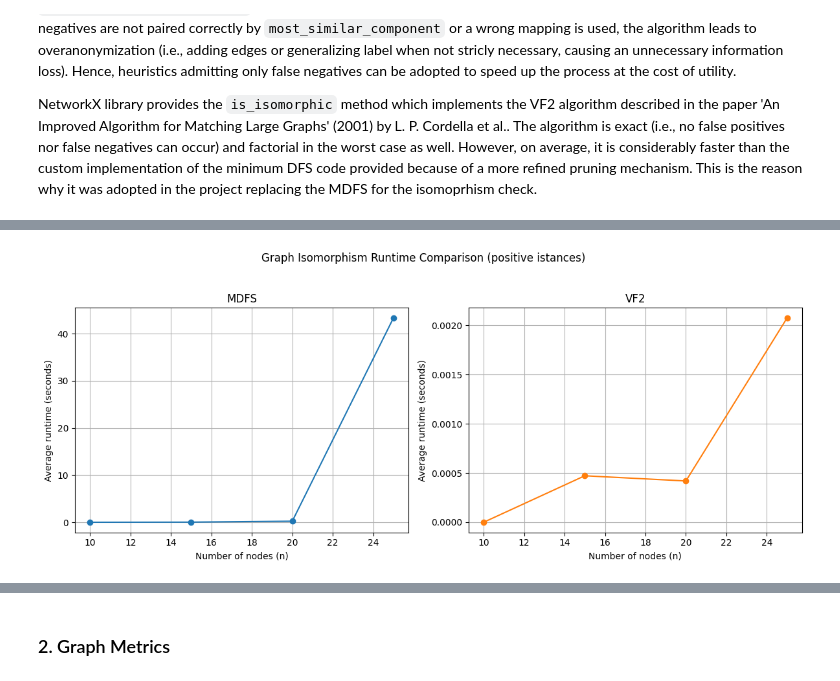
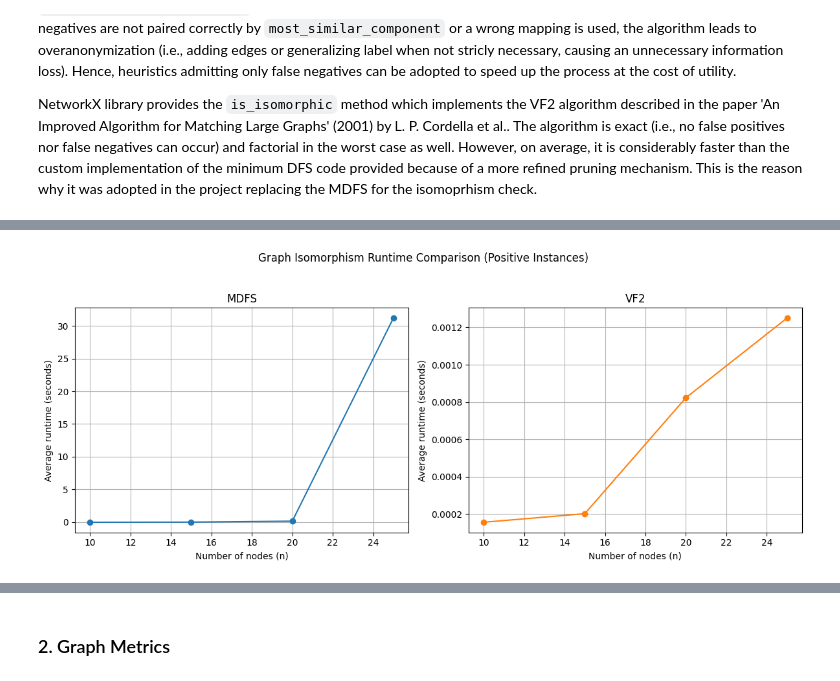
Before and after one commit to AzzurraSuffia/DPP, a Jupyter notebook: analysis.ipynb, the cells around one changed output, grey strips where cells are left out. Drawn from its saved outputs; the diff is of its cells as text; code cells hidden in the pictures.

```diff
--- a/analysis.ipynb
+++ b/analysis.ipynb
@@ -102,0 +14,9 @@ neg_MDFS_times, neg_vf2_times = negative_benchmark(ns, p, seed=42, trials=5)
+# %%
+from utils import positive_benchmark
+
+# Run the experiment
+ns = [10, 15, 20, 25]
+seeds = [42, 63, 99]
+p = 0.2
+
+pos_MDFS_times, pos_vf2_times = positive_benchmark(ns, p, seeds, trials=5)
@@ -102,0 +28,9 @@ neg_MDFS_times, neg_vf2_times = negative_benchmark(ns, p, seed=42, trials=5)
+# %%
+from utils import negative_benchmark
+
+# Run the experiment
+ns = [10, 15, 20, 25]
+seeds = [[42, 24], [63, 123], [99, 4]]
+p = 0.2
+
+neg_MDFS_times, neg_vf2_times = negative_benchmark(ns, p, seeds, trials=5)
@@ -103,44 +42,36 @@ neg_MDFS_times, neg_vf2_times = negative_benchmark(ns, p, seed=42, trials=5)
 # %%
-fig, axes = plt.subplots(1, 2, figsize=(12, 5))  # note: sharey removed
+import matplotlib.pyplot as plt
 
-# Plot MDFS
-axes[0].plot(ns, pos_MDFS_times, marker='o', color='tab:blue')
-axes[0].set_title('MDFS')
-axes[0].set_xlabel('Number of nodes (n)')
-axes[0].set_ylabel('Average runtime (seconds)')
-axes[0].grid(True, which='both')
+def plot_runtime_comparison(ns, times_a, times_b, label_a, label_b, suptitle):
 
-# Plot VF2
-axes[1].plot(ns, pos_vf2_times, marker='o', color='tab:orange')
-axes[1].set_title('VF2')
-axes[1].set_xlabel('Number of nodes (n)')
-axes[1].set_ylabel('Average runtime (seconds)')
-axes[1].grid(True, which='both')
+    fig, axes = plt.subplots(1, 2, figsize=(12, 5))
 
-# Adjust layout
-plt.suptitle('Graph Isomorphism Runtime Comparison (positive istances)')
-plt.tight_layout(rect=[0, 0, 1, 0.95])
-plt.show()
+    # Algorithm A
+    axes[0].plot(ns, times_a, marker='o', color='tab:blue')
+    axes[0].set_title(label_a)
+    axes[0].set_xlabel('Number of nodes (n)')
+    axes[0].set_ylabel('Average runtime (seconds)')
+    axes[0].grid(True, which='both')
 
-fig, axes = plt.subplots(1, 2, figsize=(12, 5))  # note: sharey removed
+    # Algorithm B
+    axes[1].plot(ns, times_b, marker='o', color='tab:orange')
+    axes[1].set_title(label_b)
+    axes[1].set_xlabel('Number of nodes (n)')
+    axes[1].set_ylabel('Average runtime (seconds)')
+    axes[1].grid(True, which='both')
 
-# Plot MDFS
-axes[0].plot(ns, neg_MDFS_times, marker='o', color='tab:blue')
-axes[0].set_title('MDFS')
-axes[0].set_xlabel('Number of nodes (n)')
-axes[0].set_ylabel('Average runtime (seconds)')
-axes[0].grid(True, which='both')
+    plt.suptitle(suptitle)
+    plt.tight_layout(rect=[0, 0, 1, 0.95])
+    plt.show()
 
-# Plot VF2
-axes[1].plot(ns, neg_vf2_times, marker='o', color='tab:orange')
-axes[1].set_title('VF2')
-axes[1].set_xlabel('Number of nodes (n)')
-axes[1].set_ylabel('Average runtime (seconds)')
-axes[1].grid(True, which='both')
+plot_runtime_comparison(ns, pos_MDFS_times, pos_vf2_times,
+    label_a='MDFS', label_b='VF2',
+    suptitle='Graph Isomorphism Runtime Comparison (Positive Instances)'
+    )
 
-# Adjust layout
-plt.suptitle('Graph Isomorphism Runtime Comparison (negative istances)')
-plt.tight_layout(rect=[0, 0, 1, 0.95])
-plt.show()
+plot_runtime_comparison(ns, neg_MDFS_times, neg_vf2_times,
+    label_a='MDFS', label_b='VF2',
+    suptitle='Graph Isomorphism Runtime Comparison (Negative Instances)'
+    )
 # %% [output]
-[figure, old version]
+[figure, new version]
```
Also changed, not shown: parts of 21 cells of this notebook, 3 other files.
